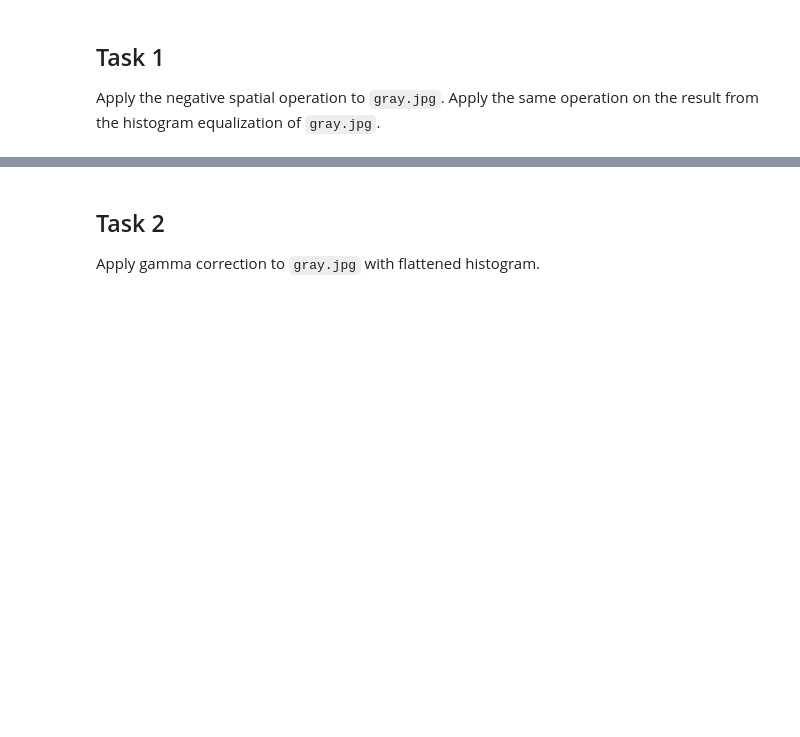
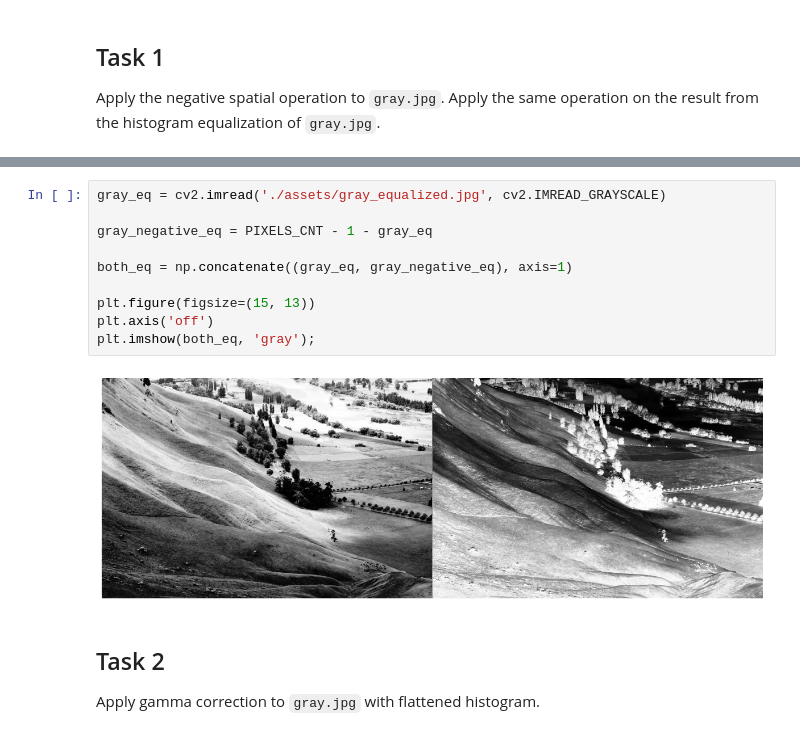
Before and after one commit to SimeonHristov99/image_preprocessing, a Jupyter notebook: 02_spatial_transformations.ipynb, the cells around one changed output, grey strips where cells are left out. Drawn from its saved outputs; the diff is of its cells as text; blank space fills up the shorter version.

```diff
--- a/02_spatial_transformations.ipynb
+++ b/02_spatial_transformations.ipynb
@@ -7,3 +29,15 @@ Apply the negative spatial operation to `gray.jpg`. Apply the same operation on
+# %%
+gray_eq = cv2.imread('./assets/gray_equalized.jpg', cv2.IMREAD_GRAYSCALE)
+
+gray_negative_eq = PIXELS_CNT - 1 - gray_eq
+
+both_eq = np.concatenate((gray_eq, gray_negative_eq), axis=1)
+
+plt.figure(figsize=(15, 13))
+plt.axis('off')
+plt.imshow(both_eq, 'gray');
+# %% [output]
+[figure, added]
 # %% [markdown]
 ## Task 2
 
```
Also changed, not shown: parts of 6 cells of this notebook.
